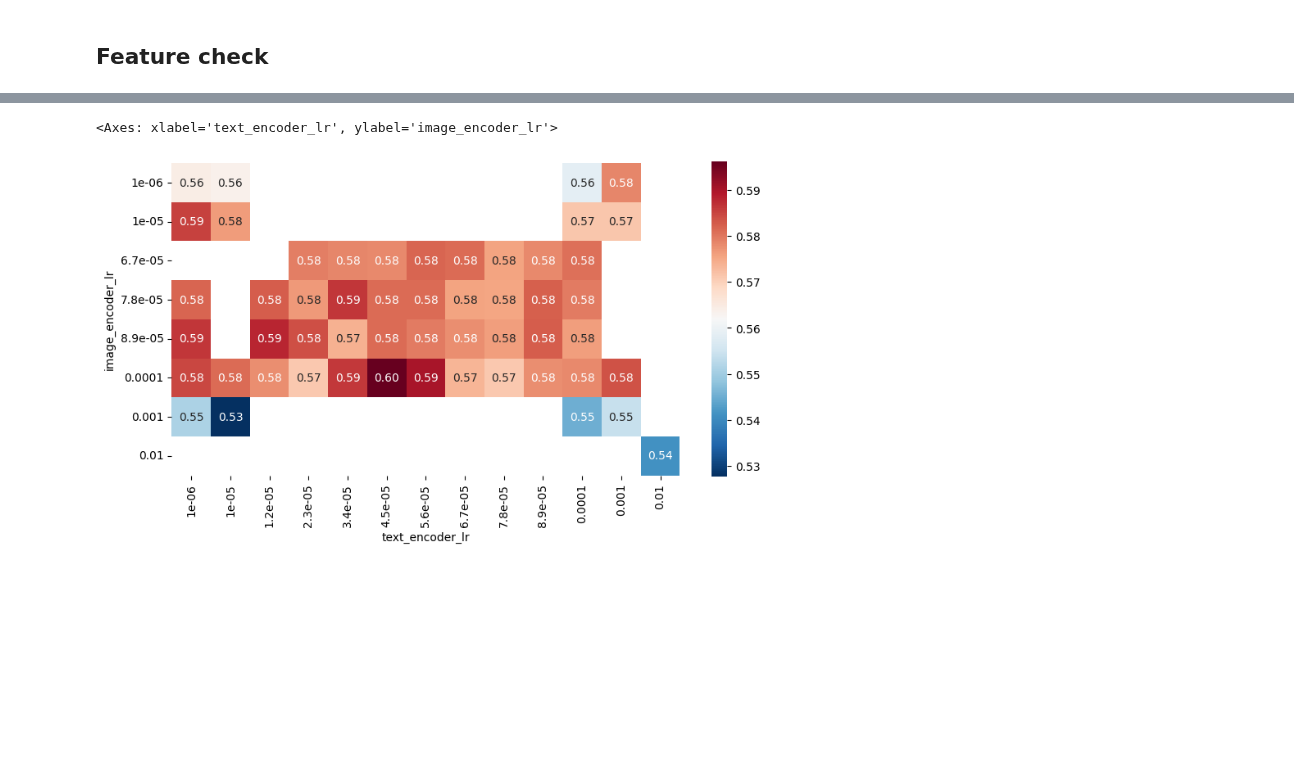
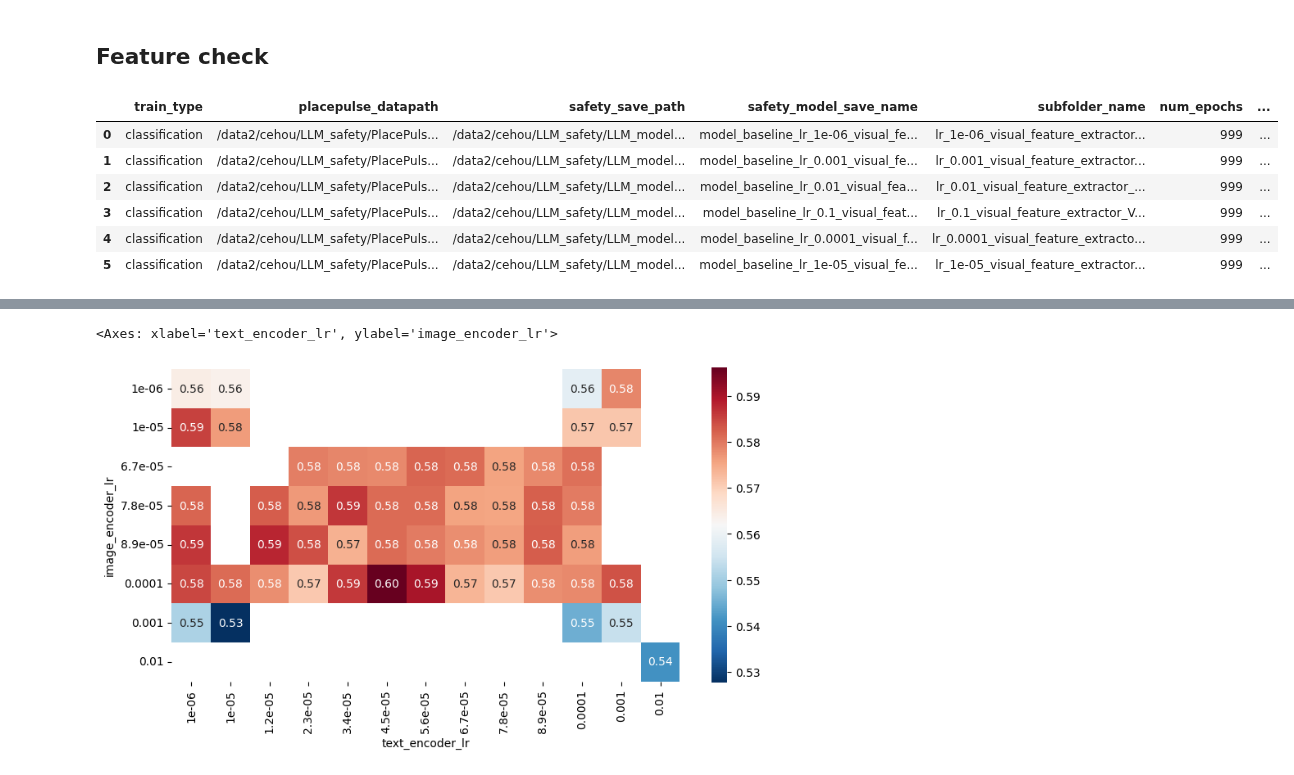
Before and after one commit to CeHouGIS/Safety_Perception_HK, a Jupyter notebook: safety_perception_model/single_model/feature_check.ipynb, the cells around one changed output, grey strips where cells are left out. Cells and saved outputs as stored; diff of their text form; code cells hidden in the pictures; blank space fills up the shorter version.

```diff
--- a/safety_perception_model/single_model/feature_check.ipynb
+++ b/safety_perception_model/single_model/feature_check.ipynb
@@ -23,6 +23,16 @@ cfg_df_summary = cfg_df.drop_duplicates(subset='safety_model_save_name', keep='l
 # cfg_df = cfg_df.drop_duplicates().reset_index(drop=True)
 # cfg_df['image_encoder_lr'] = cfg_df['image_encoder_lr'].round(8)
 # cfg_df['text_encoder_lr'] = cfg_df['text_encoder_lr'].round(8)
+# %%
+cfg_df_summary
+# %% [output]
+|  | train_type | placepulse_datapath | safety_save_path | safety_model_save_name | subfolder_name | num_epochs | ... |
+| 0 | classification | /data2/cehou/LLM_safety/PlacePuls... | /data2/cehou/LLM_safety/LLM_model... | model_baseline_lr_1e-06_visual_fe... | lr_1e-06_visual_feature_extractor... | 999 | ... |
+| 1 | classification | /data2/cehou/LLM_safety/PlacePuls... | /data2/cehou/LLM_safety/LLM_model... | model_baseline_lr_0.001_visual_fe... | lr_0.001_visual_feature_extractor... | 999 | ... |
+| 2 | classification | /data2/cehou/LLM_safety/PlacePuls... | /data2/cehou/LLM_safety/LLM_model... | model_baseline_lr_0.01_visual_fea... | lr_0.01_visual_feature_extractor_... | 999 | ... |
+| 3 | classification | /data2/cehou/LLM_safety/PlacePuls... | /data2/cehou/LLM_safety/LLM_model... | model_baseline_lr_0.1_visual_feat... | lr_0.1_visual_feature_extractor_V... | 999 | ... |
+| 4 | classification | /data2/cehou/LLM_safety/PlacePuls... | /data2/cehou/LLM_safety/LLM_model... | model_baseline_lr_0.0001_visual_f... | lr_0.0001_visual_feature_extracto... | 999 | ... |
+| 5 | classification | /data2/cehou/LLM_safety/PlacePuls... | /data2/cehou/LLM_safety/LLM_model... | model_baseline_lr_1e-05_visual_fe... | lr_1e-05_visual_feature_extractor... | 999 | ... |
 # %%
 fig, ax = plt.subplots(1, 2, figsize=(10, 6))
 cfg_df_group = cfg_df.groupby('safety_model_save_name')
```
Also changed, not shown: parts of 3 cells of this notebook.
